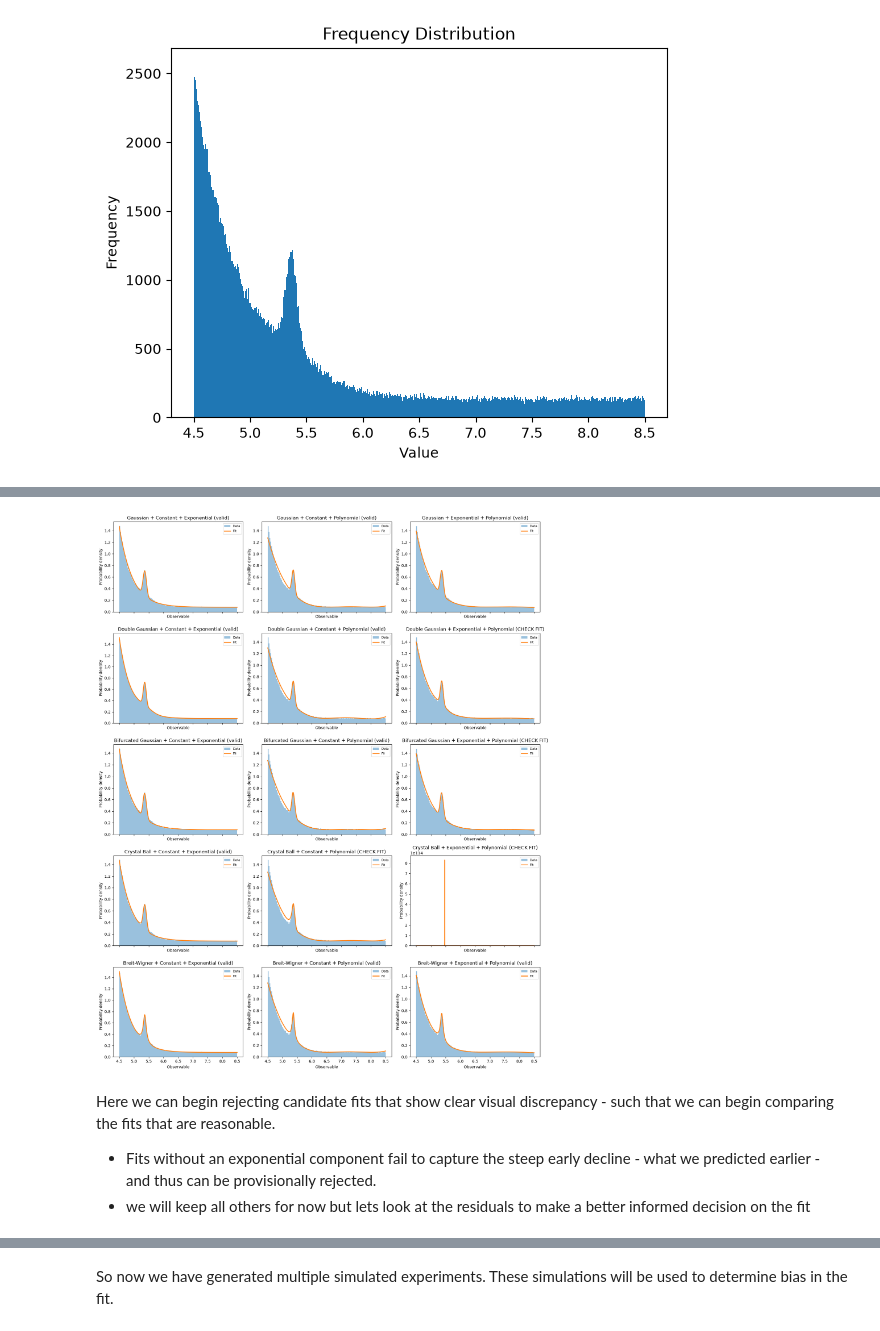
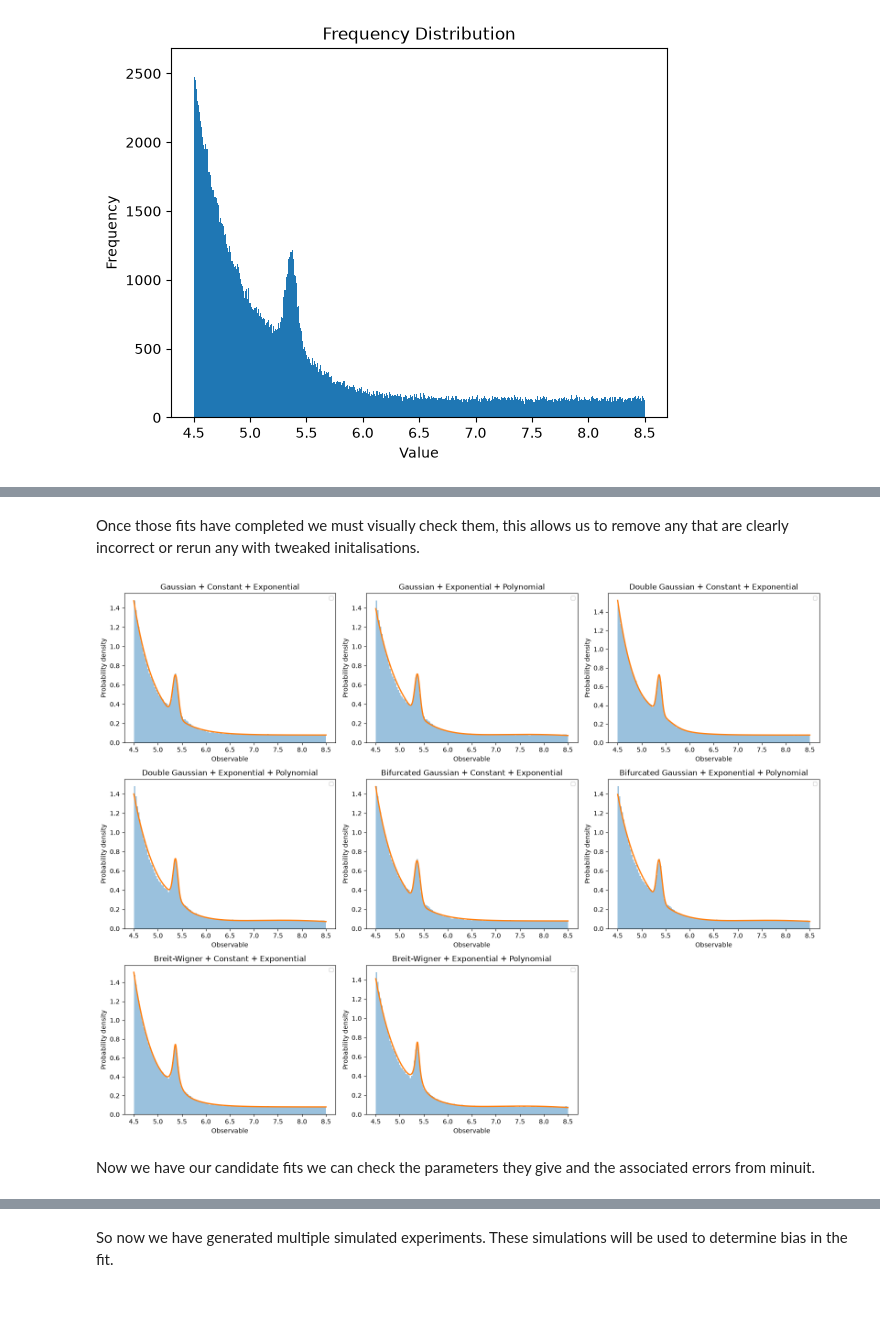
Before and after one commit to OlCrock/DAML, a Jupyter notebook: Project 1/project1.ipynb, the cells around one changed output, grey strips where cells are left out. Cells and saved outputs as stored; diff of their text form; code cells hidden in the pictures; blank space fills up the shorter version.

```diff
--- a/Project 1/project1.ipynb
+++ b/Project 1/project1.ipynb
@@ -34,7 +37,7 @@ fit_min = data.min()
 fit_max = data.max()
 data_range = fit_max - fit_min
 
-mu_limits = (4.9, 5.9)
+mu_limits = (4.9, 5.9) # bound the fit to keep it in the interest region
 mu_exp = 5.4 #initial guess based on the histogram
 sig_min, sig_max = 0.001, 0.5
 sig0 = 0.05
@@ -62,10 +65,6 @@ def signal_raw(name, x, p):
         mu, sl, sr = p
         sigma = np.where(x < mu, sl, sr)
         return np.exp(-0.5 * ((x - mu) / sigma)**2)
-
-    if name == "Crystal Ball":
-        mu, sigma, beta, m = p
-        return stats.crystalball.pdf(x, beta, m, loc=mu, scale=sigma)
 
     if name == "Breit-Wigner":
         mu, gamma = p
@@ -106,10 +105,7 @@ signals = {
         ["mu", "sigma_left", "sigma_right"], [mu_exp, sig0, sig0],
         [mu_limits, (sig_min, sig_max), (sig_min, sig_max)]
     ),
-    "Crystal Ball": (
-        ["mu", "sigma", "beta", "m"], [mu_exp, sig0, 1.5, 3.0],
-        [mu_limits, (sig_min, sig_max), (0.1, 10), (1.01, 100)]
-    ),
+
     "Breit-Wigner": (
         ["mu", "gamma"], [mu_exp, sig0],
         [mu_limits, (sig_min, sig_max)]
@@ -127,7 +123,7 @@ backgrounds = {
     )
 }
 
-# combine our models to get all possibilites.
+# combine our models to get all possibilites discussed earlier on.
 # exclude any background combination containing both Constant and Polynomial
 model_specs = {
     f"{sname} + {bname}": {
@@ -199,6 +186,8 @@ def make_model_pdf(spec):
 
     return pdf
 
+minimisers = {} # dictionary for the covariance matrices
+
 for model_name, spec in model_specs.items():
     print(f"Fitting: {model_name}")
 
@@ -209,8 +198,9 @@ for model_name, spec in model_specs.items():
     minimiser.limits = spec["limits"]
     minimiser.migrad()
     minimiser.hesse()
+    minimisers[model_name] = minimiser
 
-    result = {"Model": model_name, "NLL": minimiser.fval, "Valid": minimiser.valid}
+    result = {"Model": model_name, "NLL": minimiser.fval}
 
     for name in spec["names"]:
         result[name] = minimiser.values[name]
@@ -255,32 +221,35 @@ Fitting: Breit-Wigner + Exponential + Polynomial
+# %% [markdown]
+Once those fits have completed we must visually check them, this allows us to remove any that are clearly incorrect or rerun any with tweaked initalisations.
 # %%
 x_plot = np.linspace(fit_min, fit_max, 1000)
-model_names = [r["Model"] for r in fit_results]
+fig, axes = plt.subplots(5, 3, figsize=(16, 20))
+plot_number = 0
 
-fig, axes = plt.subplots(5, 3, figsize=(16, 20), sharex=True)
-axes = axes.ravel()
+for row in range(5):  # loop over to make a compact plot grid to visualise the fits
+    for column in range(3):
+        if plot_number < len(fit_results):
 
-for ax, name in zip(axes, model_names):
-    record = next(r for r in fit_results if r["Model"] == name)
-    pars = [record[p] for p in model_specs[name]["names"]]
+            name = fit_results[plot_number]["Model"]
+            record = fit_results[plot_number]
 
-    ax.hist(data, bins="auto", range=(fit_min, fit_max),
-            density=True, alpha=0.45, label="Data")
-    ax.plot(x_plot, fit_functions[name](x_plot, *pars),
-            linewidth=2, label="Fit")
-    ax.set_title(f"{name} ({'valid' if record['Valid'] else 'CHECK FIT'})")
-    ax.set_xlabel("Observable")
-    ax.set_ylabel("Probability density")
-    ax.legend(fontsize=8)
+            pars = []
+            for p in model_specs[name]["names"]:
+                pars.append(record[p])
 
-for ax in axes[len(model_names):]:
-    ax.set_visible(False)
+            axes[row, column].hist(data, bins="auto",range=(fit_min, fit_max), density=True, alpha=0.45,)
+            axes[row, column].plot(x_plot, fit_functions[name](x_plot, *pars), linewidth=2,)
+            axes[row, column].set_title(name)
+            axes[row, column].set_xlabel("Observable")
+            axes[row, column].set_ylabel("Probability density")
+            axes[row, column].legend(fontsize=8)
+            plot_number = plot_number + 1
+
+        else:
+            axes[row, column].set_visible(False)
 
 plt.tight_layout()
 plt.show()
 # %% [output]
-[figure, old version]
+[figure, new version]
-# %% [markdown]
-Here we can begin rejecting candidate fits that show clear visual discrepancy - such that we can begin comparing the fits that are reasonable.
-
-- Fits without an exponential component fail to capture the steep early decline - what we predicted earlier - and thus can be provisionally rejected.
- - we will keep all others for now but lets look at the residuals to make a better informed decision on the fit
+# %% [markdown]
+Now we have our candidate fits we can check the parameters they give and the associated errors from minuit.
```
Also changed, not shown: parts of 17 cells of this notebook.
